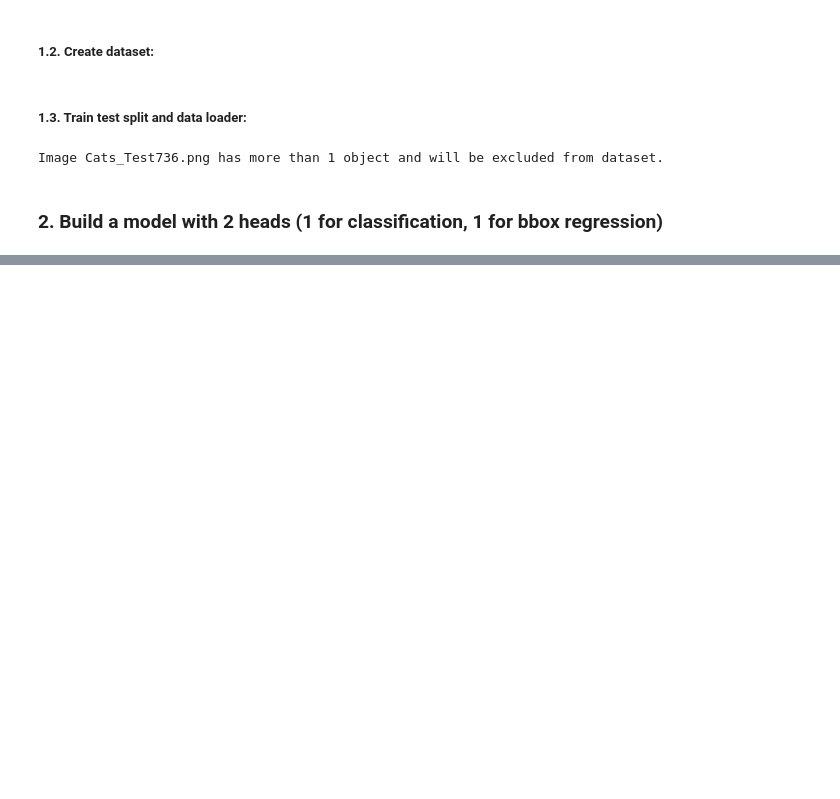
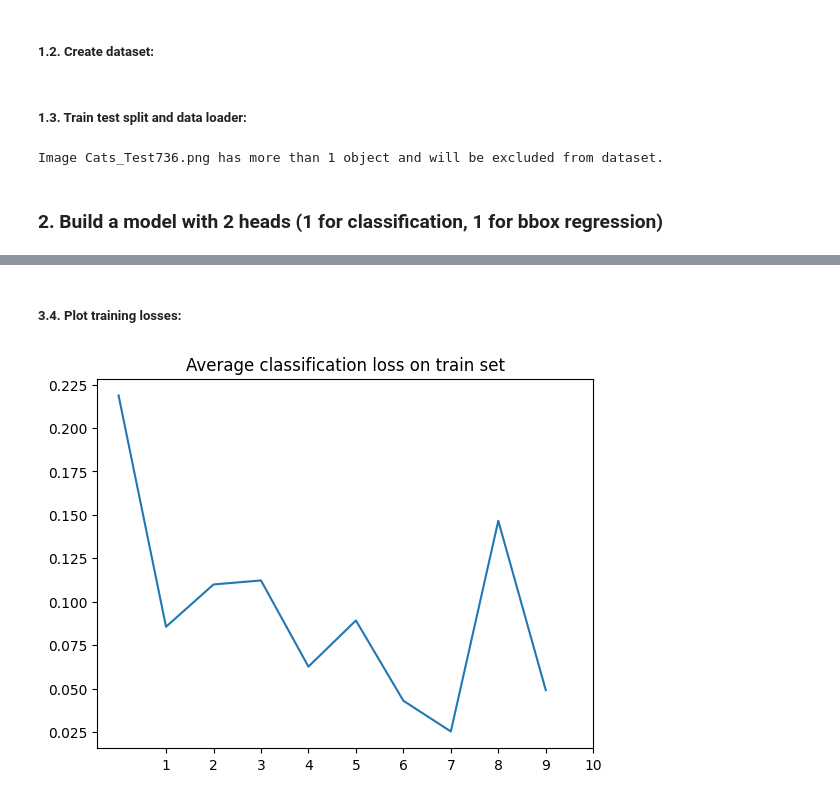
Before and after one commit to Kizza2014/deep_learning_with_pytorch, a Jupyter notebook: object_detection_aio/02-classification_and_bounding_box_regression.ipynb, the cells around one changed output, grey strips where cells are left out. Saved outputs shown, nothing was run; the diff lists cells and outputs as text; code cells hidden in the pictures; blank space fills up the shorter version.

```diff
--- a/object_detection_aio/02-classification_and_bounding_box_regression.ipynb
+++ b/object_detection_aio/02-classification_and_bounding_box_regression.ipynb
@@ -158,0 +163,6 @@ class TwoHeadModel(nn.Module):
+# %%
+import torch
+
+device = torch.device('cuda' if torch.cuda.is_available() else 'cpu')
+model = TwoHeadModel()
+model.to(device)
@@ -158,0 +189,6 @@ class TwoHeadModel(nn.Module):
+# %%
+import torch
+
+classifier_criterion = torch.nn.CrossEntropyLoss()
+regressor_criterion = torch.nn.MSELoss()
+optimizer = torch.optim.Adam(model.parameters(), lr=0.001)
@@ -158,0 +276,2 @@ class TwoHeadModel(nn.Module):
+# %% [markdown]
+##### 3.4. Plot training losses:
@@ -158,0 +280,9 @@ class TwoHeadModel(nn.Module):
+# %%
+# avg class loss on train set
+plt.plot(train_avg_class_losses)
+plt.title('Average classification loss on train set')
+plt.xticks(range(1,11))
+plt.savefig('train_avg_class_loss.jpg')
+plt.show()
+# %% [output]
+[figure, added]
```
Also changed, not shown: parts of 12 cells of this notebook, 5 other files.
